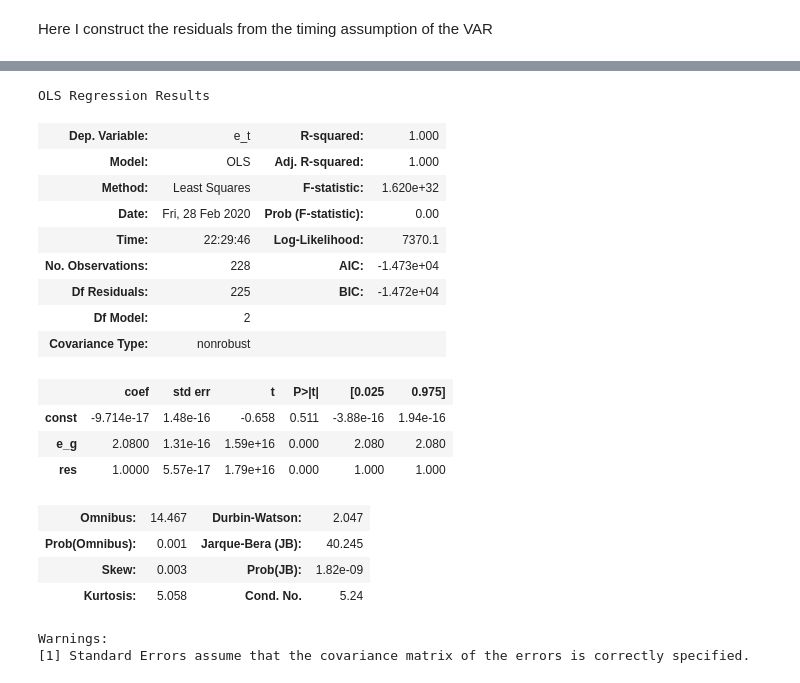
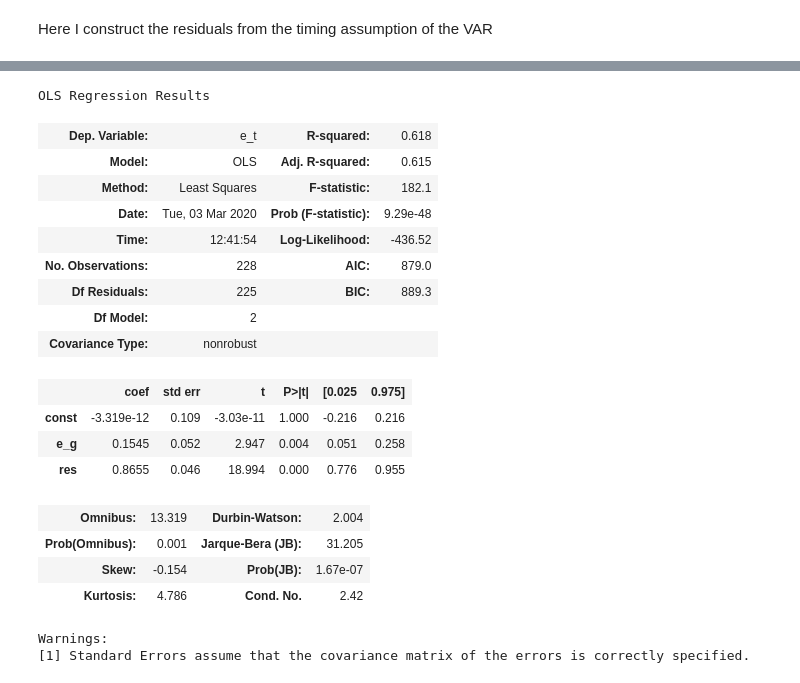
Before and after one commit to cacoleman16/Econ, a Jupyter notebook: VAR.ipynb, the cells around one changed output, grey strips where cells are left out. Saved outputs shown, nothing was run; the diff lists cells and outputs as text; code cells hidden in the pictures.

```diff
--- a/VAR.ipynb
+++ b/VAR.ipynb
@@ -78,31 +78,31 @@ OLS Regression Results
 Warnings:
 [1] Standard Errors assume that the covariance matrix of the errors is correctly specified.
 # %%
-df['res'] = df['e_t'] - 2.08* df['e_g']
+df['res'] = df['e_t'] - 2.08* df['e_y']
 X = df[['e_g', 'res']]
 X = sm.add_constant(X)
 firststage1 = sm.OLS(df['e_t'] ,X).fit()
 df['fs1'] = firststage1.fittedvalues
 firststage1.summary()
 # %% [output]
 OLS Regression Results
-| Dep. Variable: | e_t | R-squared: | 1.000 |
-| Model: | OLS | Adj. R-squared: | 1.000 |
-| Method: | Least Squares | F-statistic: | 1.620e+32 |
-| Date: | Fri, 28 Feb 2020 | Prob (F-statistic): | 0.00 |
-| Time: | 22:29:46 | Log-Likelihood: | 7370.1 |
-| No. Observations: | 228 | AIC: | -1.473e+04 |
-| Df Residuals: | 225 | BIC: | -1.472e+04 |
+| Dep. Variable: | e_t | R-squared: | 0.618 |
+| Model: | OLS | Adj. R-squared: | 0.615 |
+| Method: | Least Squares | F-statistic: | 182.1 |
+| Date: | Tue, 03 Mar 2020 | Prob (F-statistic): | 9.29e-48 |
+| Time: | 12:41:54 | Log-Likelihood: | -436.52 |
+| No. Observations: | 228 | AIC: | 879.0 |
+| Df Residuals: | 225 | BIC: | 889.3 |
 | Df Model: | 2 |  |  |
 | Covariance Type: | nonrobust |  |  |
 |  | coef | std err | t | P>|t| | [0.025 | 0.975] |
-| const | -9.714e-17 | 1.48e-16 | -0.658 | 0.511 | -3.88e-16 | 1.94e-16 |
-| e_g | 2.0800 | 1.31e-16 | 1.59e+16 | 0.000 | 2.080 | 2.080 |
-| res | 1.0000 | 5.57e-17 | 1.79e+16 | 0.000 | 1.000 | 1.000 |
+| const | -3.319e-12 | 0.109 | -3.03e-11 | 1.000 | -0.216 | 0.216 |
+| e_g | 0.1545 | 0.052 | 2.947 | 0.004 | 0.051 | 0.258 |
+| res | 0.8655 | 0.046 | 18.994 | 0.000 | 0.776 | 0.955 |
-| Omnibus: | 14.467 | Durbin-Watson: | 2.047 |
-| Prob(Omnibus): | 0.001 | Jarque-Bera (JB): | 40.245 |
-| Skew: | 0.003 | Prob(JB): | 1.82e-09 |
-| Kurtosis: | 5.058 | Cond. No. | 5.24 |
+| Omnibus: | 13.319 | Durbin-Watson: | 2.004 |
+| Prob(Omnibus): | 0.001 | Jarque-Bera (JB): | 31.205 |
+| Skew: | -0.154 | Prob(JB): | 1.67e-07 |
+| Kurtosis: | 4.786 | Cond. No. | 2.42 |
 Warnings:
 [1] Standard Errors assume that the covariance matrix of the errors is correctly specified.
 # %%
```
Also changed, not shown: parts of 10 cells of this notebook.
